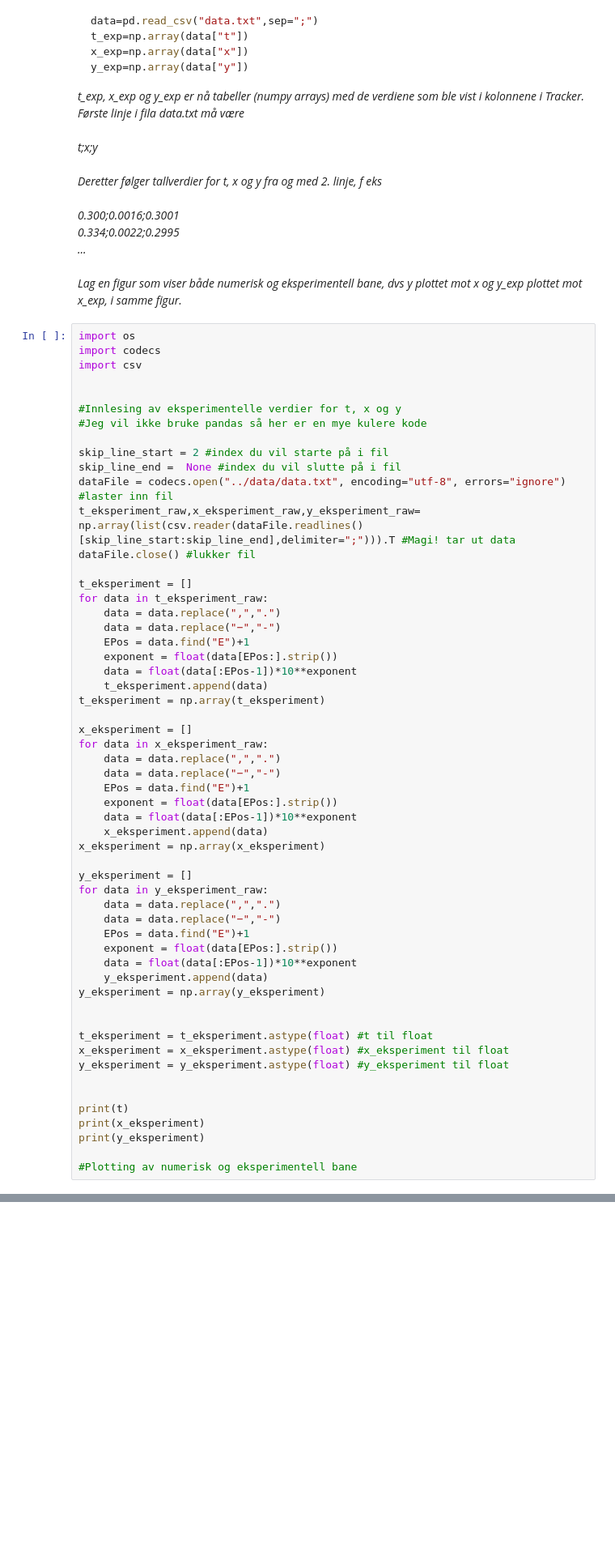
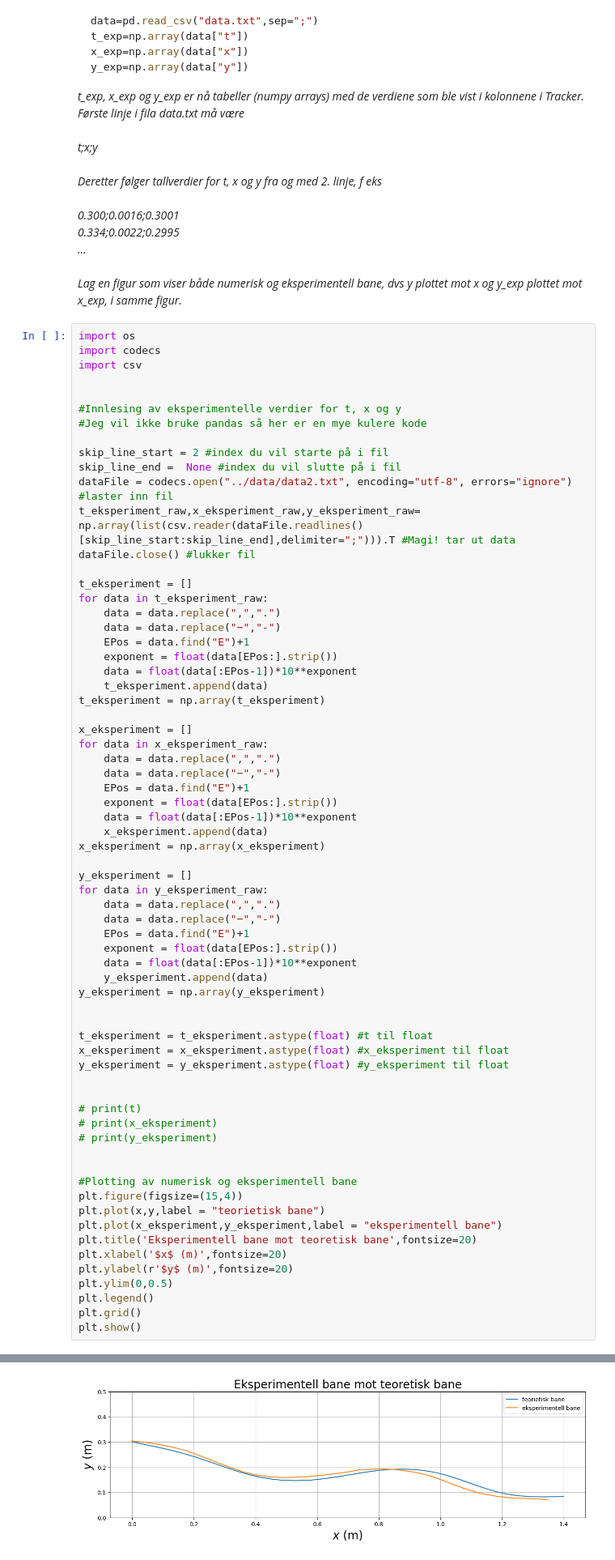
Before and after one commit to HaakonMikalsen/LabTFY4115, a Jupyter notebook: notebook/notebook_mal_H25.ipynb, the cells around one changed output, grey strips where cells are left out. Shown at 81% size. Drawn from its saved outputs; the diff is of its cells as text; blank space fills up the shorter version.

```diff
--- a/notebook/notebook_mal_H25.ipynb
+++ b/notebook/notebook_mal_H25.ipynb
@@ -296,7 +296,7 @@ import csv
 
 skip_line_start = 2 #index du vil starte på i fil
 skip_line_end =  None #index du vil slutte på i fil
-dataFile = codecs.open("../data/data.txt", encoding="utf-8", errors="ignore") #laster inn fil
+dataFile = codecs.open("../data/data2.txt", encoding="utf-8", errors="ignore") #laster inn fil
 t_eksperiment_raw,x_eksperiment_raw,y_eksperiment_raw= np.array(list(csv.reader(dataFile.readlines()[skip_line_start:skip_line_end],delimiter=";"))).T #Magi! tar ut data
 dataFile.close() #lukker fil
 
@@ -336,9 +336,20 @@ x_eksperiment = x_eksperiment.astype(float) #x_eksperiment til float
 y_eksperiment = y_eksperiment.astype(float) #y_eksperiment til float
 
 
-print(t)
-print(x_eksperiment)
-print(y_eksperiment)
+# print(t)
+# print(x_eksperiment)
+# print(y_eksperiment)
+
 
 #Plotting av numerisk og eksperimentell bane
+plt.figure(figsize=(15,4))
+plt.plot(x,y,label = "teorietisk bane")
+plt.plot(x_eksperiment,y_eksperiment,label = "eksperimentell bane")
+plt.title('Eksperimentell bane mot teoretisk bane',fontsize=20)
+plt.xlabel('$x$ (m)',fontsize=20)
+plt.ylabel(r'$y$ (m)',fontsize=20)
+plt.ylim(0,0.5)
+plt.legend()
+plt.grid()
+plt.show()
 # %% [output]
@@ -362,3 +356,4 @@ print(y_eksperiment)
+[figure, added]
 # %% [markdown]
 ## Numerisk vs eksperimentell hastighet
 
```
Also changed, not shown: parts of 4 cells of this notebook, 7 other files.
